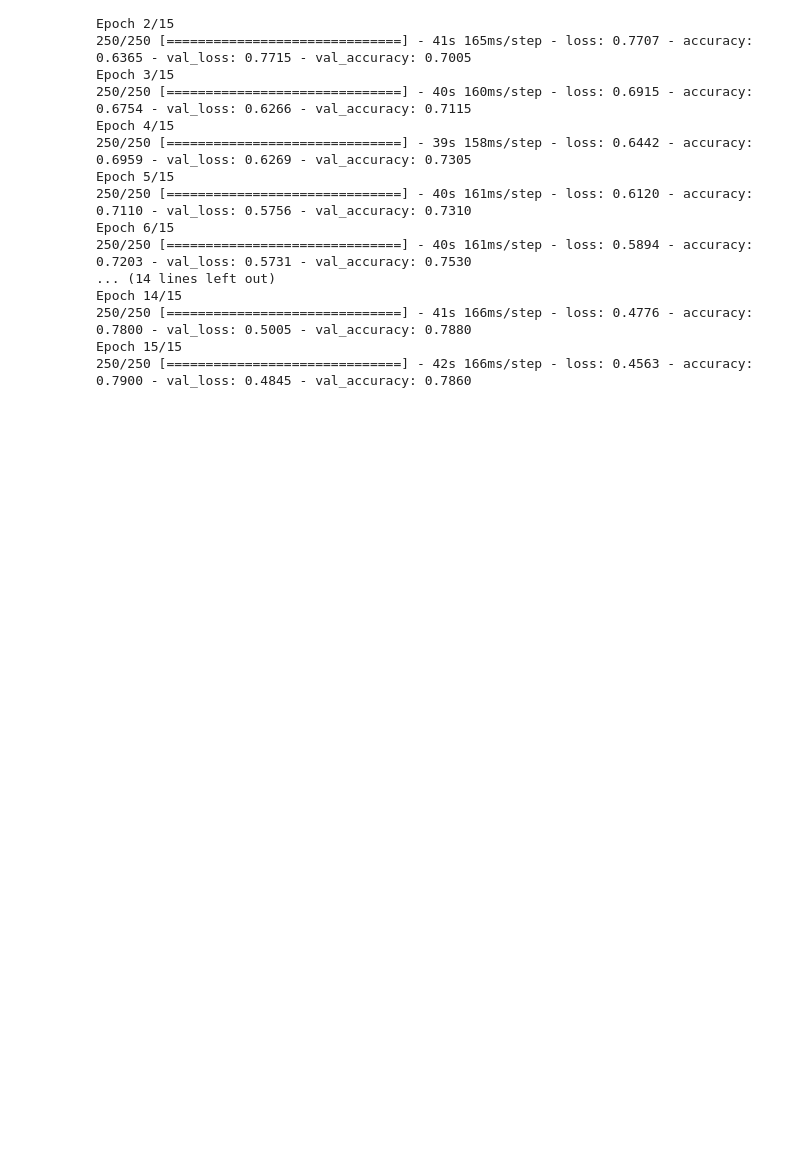
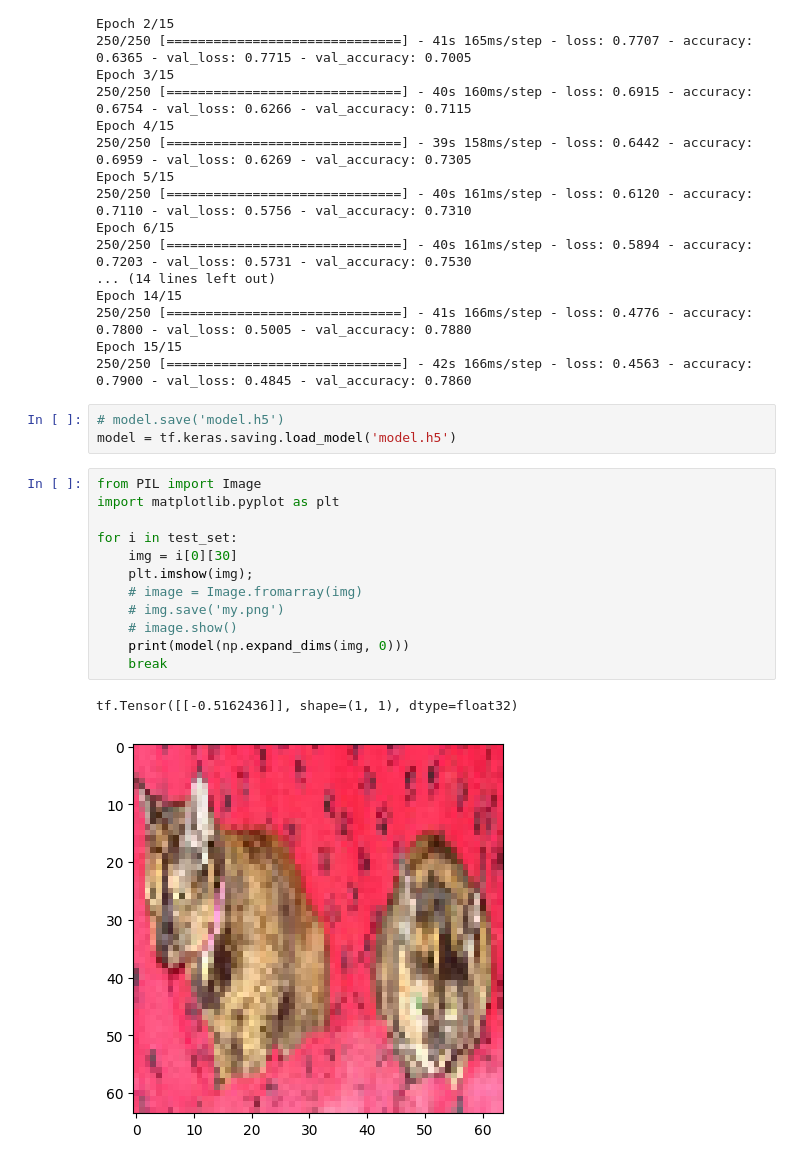
Before and after one commit to iitimii/AI-ML-Learning-Path, a Jupyter notebook: Classification_using_SVM/main.ipynb, the cells around one changed output. Drawn from its saved outputs; the diff is of its cells as text; blank space fills up the shorter version.

```diff
--- a/Classification_using_SVM/main.ipynb
+++ b/Classification_using_SVM/main.ipynb
@@ -57,3 +57,21 @@ Epoch 14/15
 250/250 [==============================] - 41s 166ms/step - loss: 0.4776 - accuracy: 0.7800 - val_loss: 0.5005 - val_accuracy: 0.7880
 Epoch 15/15
 250/250 [==============================] - 42s 166ms/step - loss: 0.4563 - accuracy: 0.7900 - val_loss: 0.4845 - val_accuracy: 0.7860
+# %%
+# model.save('model.h5')
+model = tf.keras.saving.load_model('model.h5')
+# %%
+from PIL import Image
+import matplotlib.pyplot as plt
+
+for i in test_set:
+    img = i[0][30]
+    plt.imshow(img);
+    # image = Image.fromarray(img)
+    # img.save('my.png')
+    # image.show()
+    print(model(np.expand_dims(img, 0)))
+    break
+# %% [output]
+tf.Tensor([[-0.5162436]], shape=(1, 1), dtype=float32)
+[figure, added]
```
Also changed, not shown: 1 other file.
